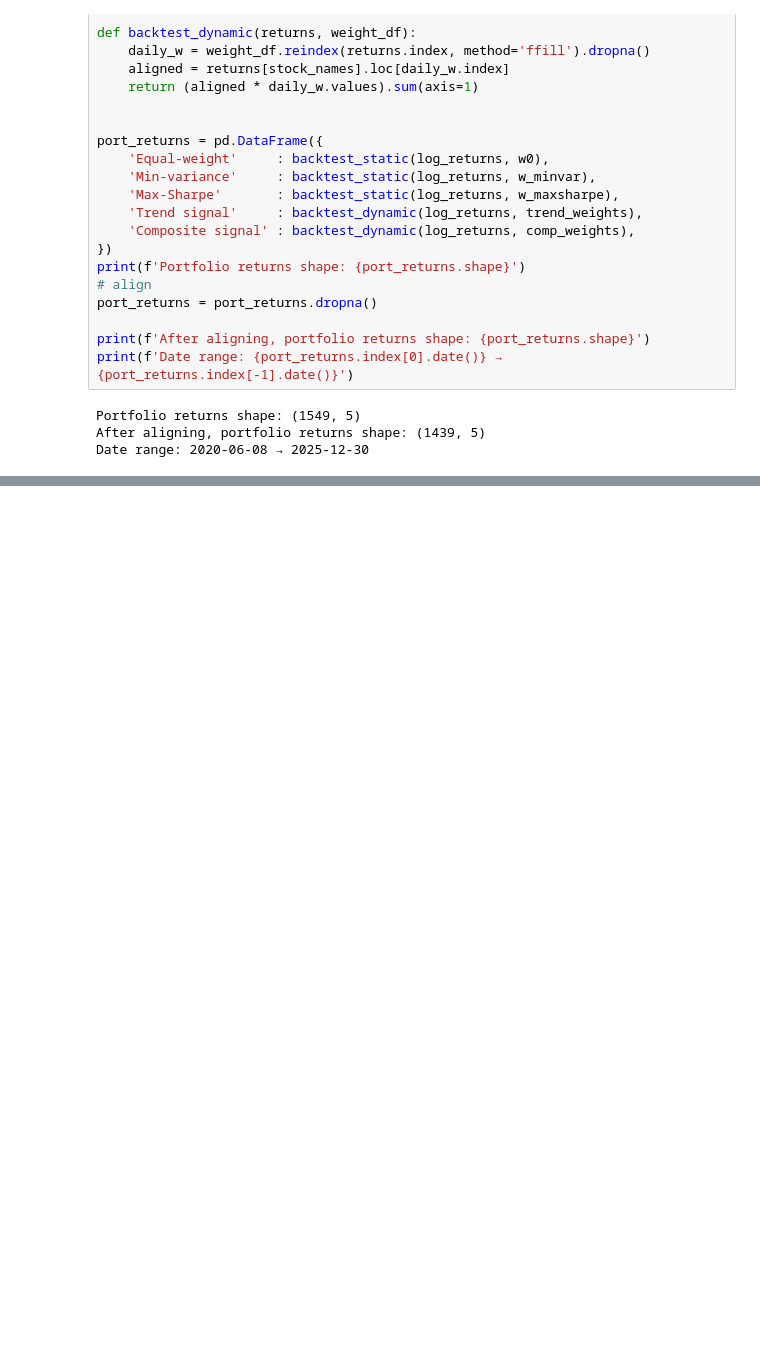
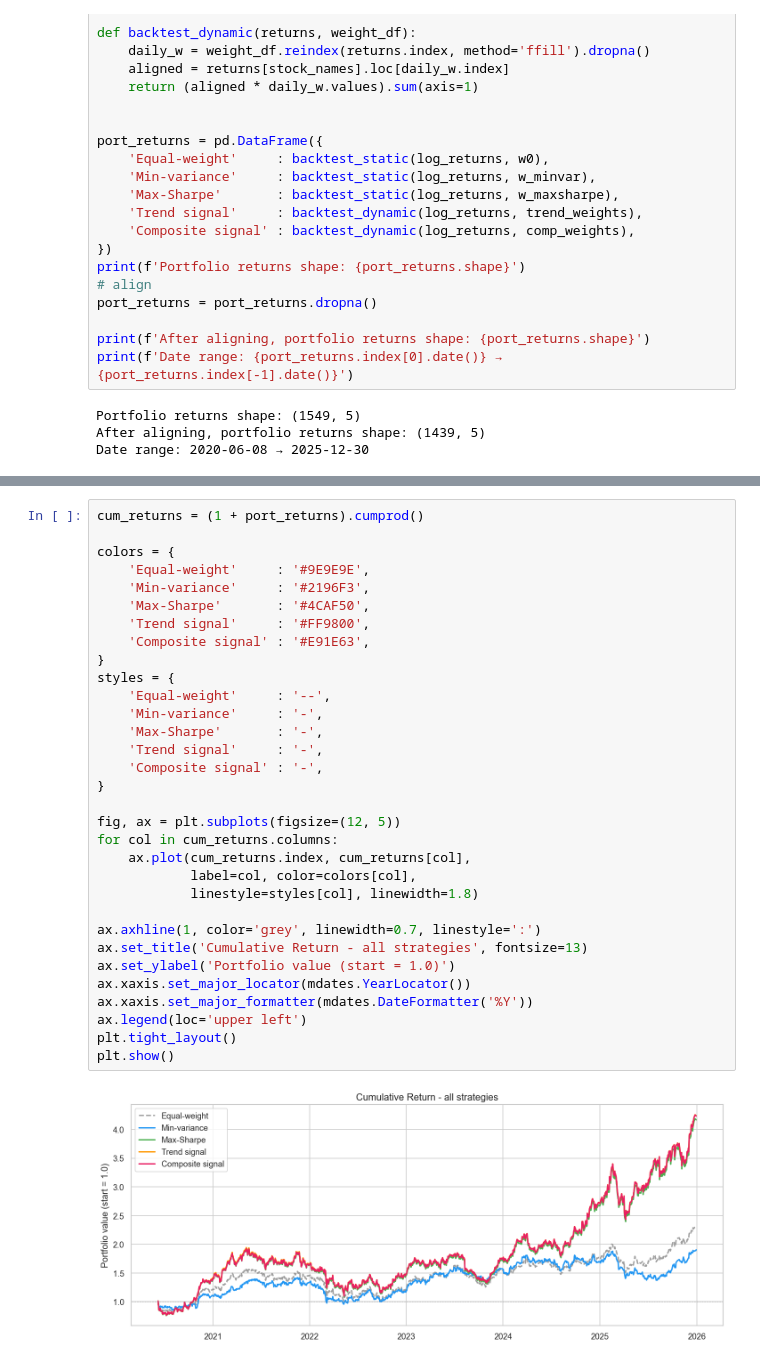
Before and after one commit to radostinaaa/fashion-trends, a Jupyter notebook: 6_backtesting.ipynb, the cells around one changed output, grey strips where cells are left out. Drawn from its saved outputs; the diff is of its cells as text; blank space fills up the shorter version.

Commit message:
performance metrics and cumulative return chart

```diff
--- a/6_backtesting.ipynb
+++ b/6_backtesting.ipynb
@@ -119,0 +164,34 @@ Date range: 2020-06-08 → 2025-12-30
+# %%
+cum_returns = (1 + port_returns).cumprod()
+
+colors = {
+    'Equal-weight'     : '#9E9E9E',
+    'Min-variance'     : '#2196F3',
+    'Max-Sharpe'       : '#4CAF50',
+    'Trend signal'     : '#FF9800',
+    'Composite signal' : '#E91E63',
+}
+styles = {
+    'Equal-weight'     : '--',
+    'Min-variance'     : '-',
+    'Max-Sharpe'       : '-',
+    'Trend signal'     : '-',
+    'Composite signal' : '-',
+}
+
+fig, ax = plt.subplots(figsize=(12, 5))
+for col in cum_returns.columns:
+    ax.plot(cum_returns.index, cum_returns[col],
+            label=col, color=colors[col],
+            linestyle=styles[col], linewidth=1.8)
+
+ax.axhline(1, color='grey', linewidth=0.7, linestyle=':')
+ax.set_title('Cumulative Return - all strategies', fontsize=13)
+ax.set_ylabel('Portfolio value (start = 1.0)')
+ax.xaxis.set_major_locator(mdates.YearLocator())
+ax.xaxis.set_major_formatter(mdates.DateFormatter('%Y'))
+ax.legend(loc='upper left')
+plt.tight_layout()
+plt.show()
+# %% [output]
+[figure, added]
```
Also changed, not shown: parts of 3 cells of this notebook, 1 other file.
